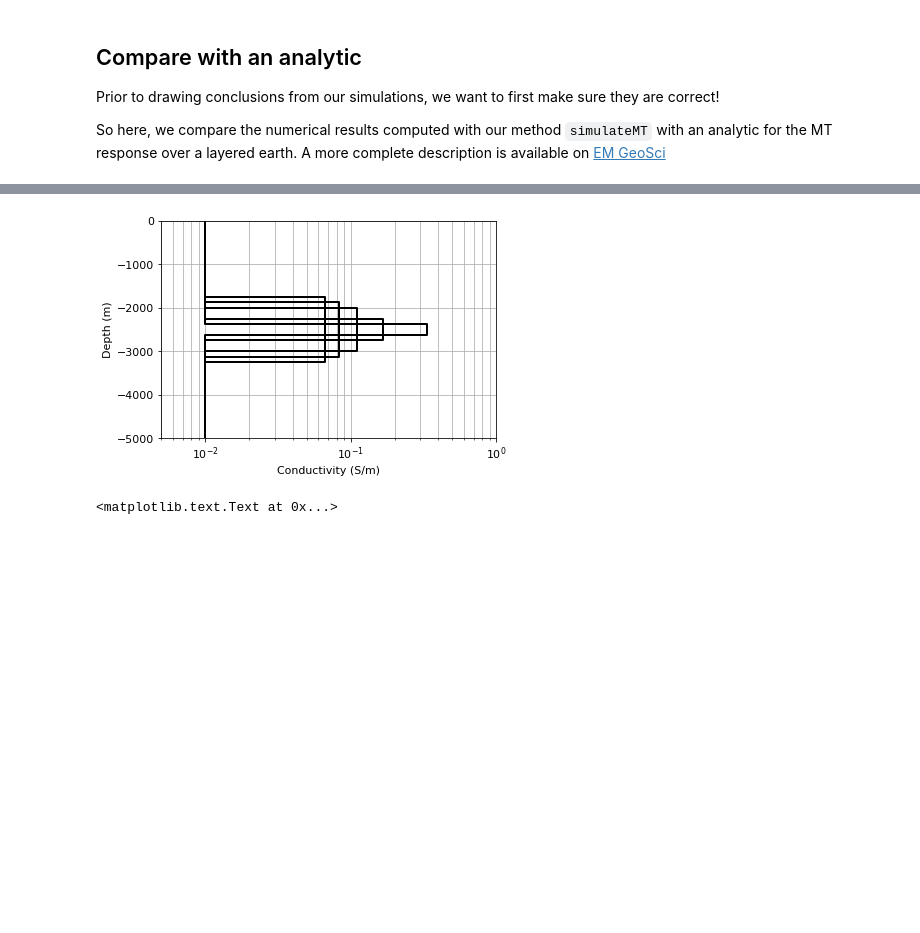
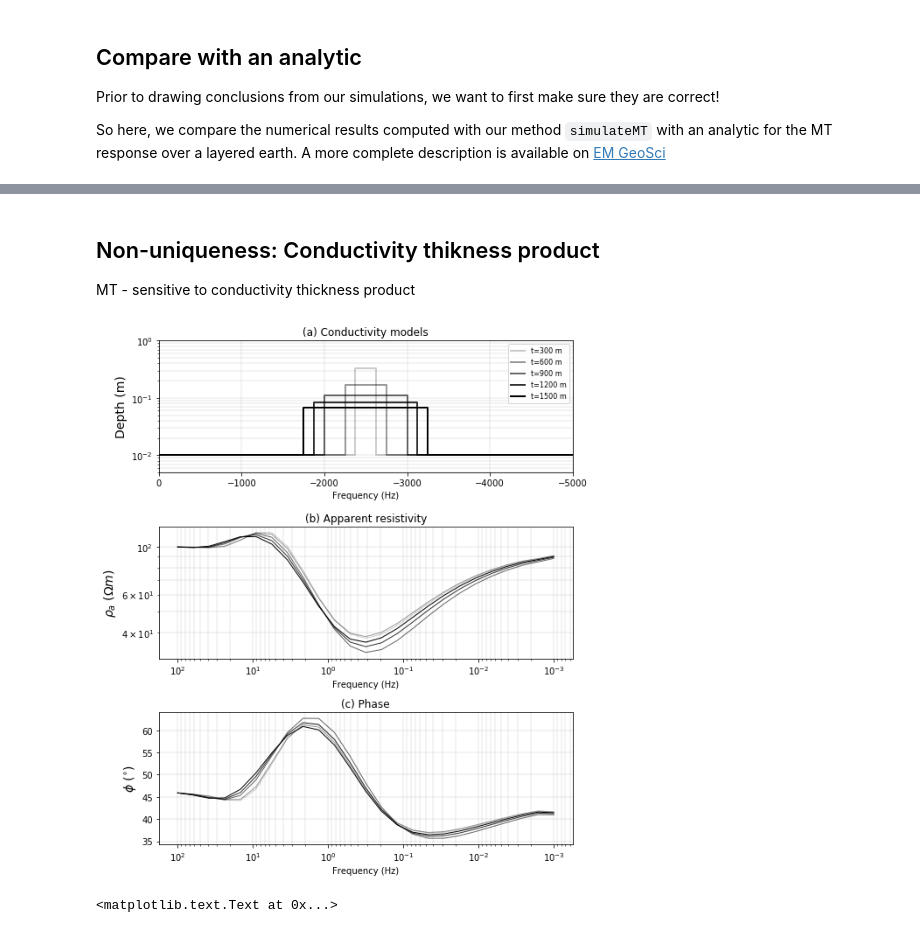
Before and after one commit to geoscixyz/computation, a Jupyter notebook: notebooks/MTtutorial/MT1D_Simulation_MutiFreqs.ipynb, the cells around one changed output, grey strips where cells are left out. Drawn from its saved outputs; the diff is of its cells as text; code cells hidden in the pictures; blank space fills up the shorter version.

```diff
--- a/notebooks/MTtutorial/MT1D_Simulation_MutiFreqs.ipynb
+++ b/notebooks/MTtutorial/MT1D_Simulation_MutiFreqs.ipynb
@@ -16,6 +16,8 @@ import scipy.sparse as sp
 import matplotlib.pyplot as plt
 from SimPEG import Mesh, Utils, Solver
 from scipy.constants import mu_0, epsilon_0
+import matplotlib
+matplotlib.rcParams["font.size"] = 13
 %matplotlib inline
 # %% [markdown]
 In the [previous notebook](./MT1D_Simulation), we generated the function `simulateMT` in the file `MTforward.py`, we will import that and use it in this notebook.
@@ -222,3 +224,7 @@ plt.legend(("Numerical", "Analytic"), fontsize=10)
+# %% [markdown]
+## Non-uniqueness: Conductivity thikness product
+
+MT - sensitive to conductivity thickness product
 # %%
 # Compute the midpoint
 depth_mid = depth + thickness / 2.
@@ -234,27 +240,53 @@ for i in range(len(thicks)):
     sigma_temp = np.ones(mesh.nC) * 1./rho_half
     sigma_temp[layer_inds] = sig_targets[i]
     sigmas.append(sigma_temp)
+# %%
+APP_RES = []
+APP_PHASE = []
+for i in range(len(thicks)):
+    app_res, app_phase = simulateMT(mesh, sigmas[i], frequency)
+    APP_RES.append(app_res)
+    APP_PHASE.append(app_phase)
 # %%
-fig, ax = plt.subplots(1,1)
+fig, ax = plt.subplots(3, 1, figsize=(8, 3*3))
+
 for i in range(len(thicks)):
-#     sig_act = np.repeat(sigmas[i][actinds], 2, axis=0)
-#     z = np.repeat(mesh.vectorCCx[actinds][1:], 2, axis=0)
-#     z = np.r_[mesh.vectorCCx[actinds][0], z, mesh.vectorCCx[actinds][-1]]
     # trickery to plot from node to node rather than at cell centers
     z = np.repeat(mesh.vectorNx[1:-1], 2, axis=0)
     z = np.r_[mesh.vectorNx[0], z, mesh.vectorNx[-1]]
     sigma_plt = np.repeat(sigmas[i], 2, axis=0)
-    plt.plot(sigma_plt, z, 'k', lw=2)
+    ax[0].semilogy(z, sigma_plt, 'k', alpha=(i+1)*0.2, lw=2, label="t={:1.0f} m".format(thicks[i]))
+    ax[1].loglog(frequency, APP_RES[i], 'k-', alpha=(i+1)*0.2, lw=1)
+    ax[2].semilogx(frequency, APP_PHASE[i], 'k-', alpha=(i+1)*0.2, lw=1)
 
-ax.set_ylim([-5000., 0.])
-ax.grid(which="both")
-ax.set_xlim([5e-3, 1])
-ax.set_xscale("log")
-ax.set_xlabel("Conductivity (S/m)")
-ax.set_ylabel("Depth (m)")
-ax.grid(True, which='both')
+# conductivity plot
+ax[0].set_title("(a) Conductivity models")
+ax[0].set_xlabel("Conductivity (S/m)")
+ax[0].set_ylabel("Depth (m)", fontsize=14)
+ax[0].set_xlim([-5000., 0.])
+ax[0].set_ylim([5e-3, 1])
+ax[0].legend(fontsize=10)
+
+# apparent resistivity plot
+ax[1].set_title("(b) Apparent resistivity")
+ax[1].set_ylabel("$\\rho_a \ (\Omega m)$", fontsize = 14)
+
+# phase plot
+ax[2].set_title("(c) Phase")
+ax[2].set_ylabel("$\phi \ (^{\circ})$", fontsize = 14)
+
+# apparent resistivity and phase plots
+for a in ax[0:]:
+    a.set_xlabel("Frequency (Hz)")
+
+for a in ax:
+    a.grid(True, which='both', linewidth=0.3)
+    a.invert_xaxis()
+
+
+plt.tight_layout()
 # %% [output]
-[figure, old version]
+[figure, new version]
 # %%
 APP_RES = []
 APP_PHASE = []
```
Also changed, not shown: parts of 5 cells of this notebook, 1 other file.
